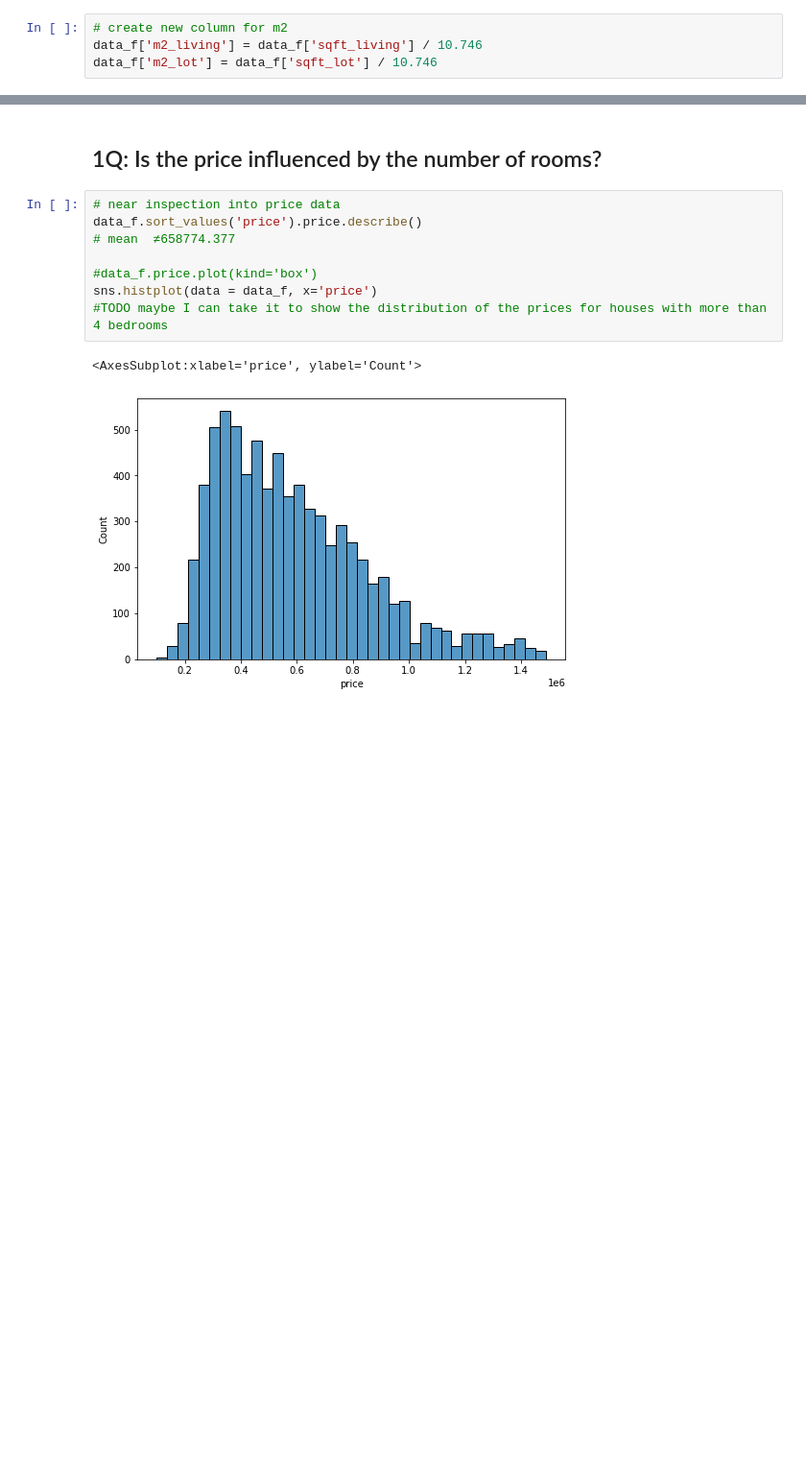
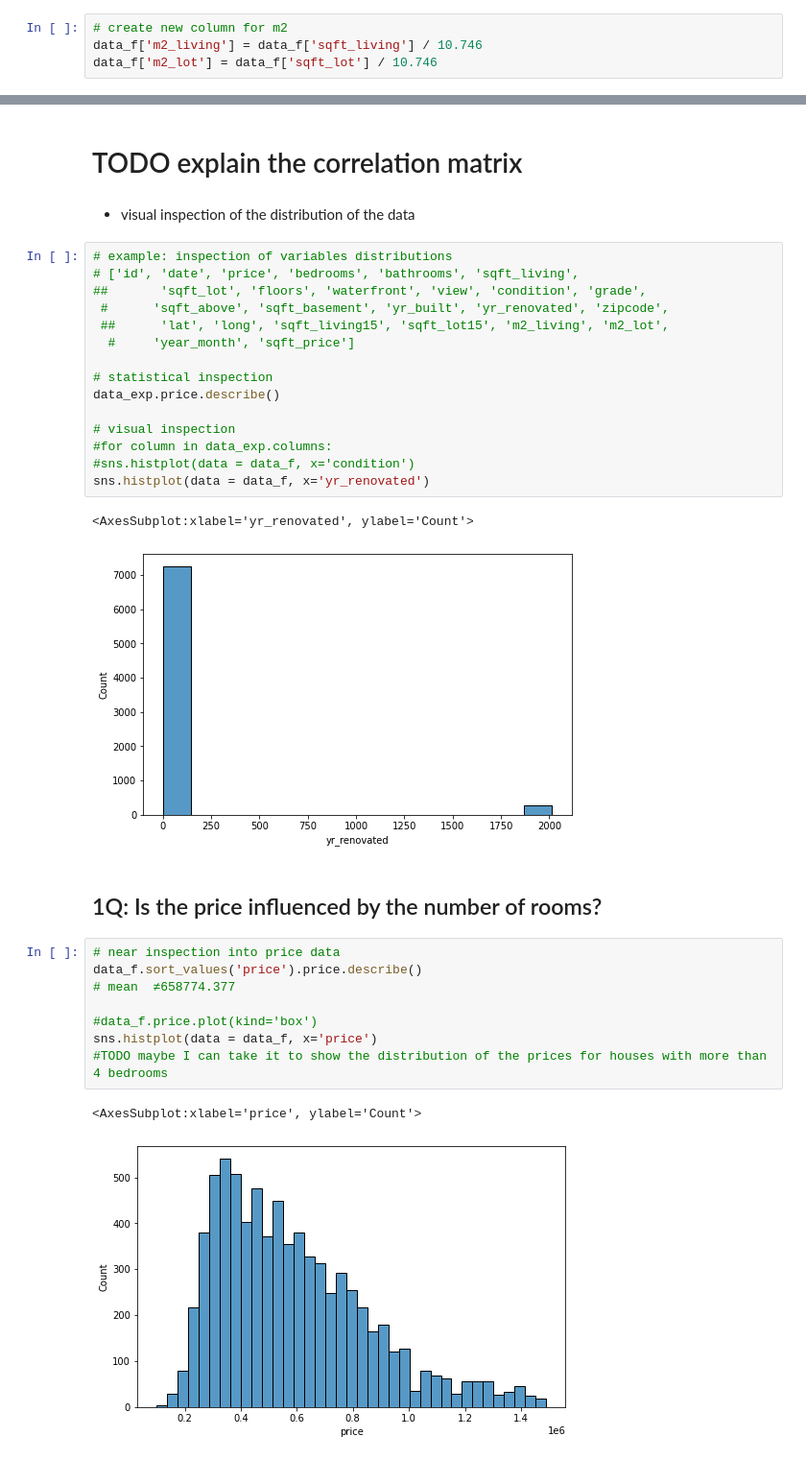
Before and after one commit to valentina-bec/EDA_project1, a Jupyter notebook: EDA_exploration.ipynb, the cells around one changed output, grey strips where cells are left out. Shown at 96% size. Saved outputs shown, nothing was run; the diff lists cells and outputs as text; blank space fills up the shorter version.

```diff
--- a/EDA_exploration.ipynb
+++ b/EDA_exploration.ipynb
@@ -131,3 +135,25 @@ sns.histplot(data = data_exp, x='long')
+# %% [markdown]
+# TODO explain the correlation matrix
+# %% [markdown]
+- visual inspection of the distribution of the data
+# %%
+# example: inspection of variables distributions
+# ['id', 'date', 'price', 'bedrooms', 'bathrooms', 'sqft_living',
+##       'sqft_lot', 'floors', 'waterfront', 'view', 'condition', 'grade',
+ #      'sqft_above', 'sqft_basement', 'yr_built', 'yr_renovated', 'zipcode',
+ ##      'lat', 'long', 'sqft_living15', 'sqft_lot15', 'm2_living', 'm2_lot',
+  #     'year_month', 'sqft_price']
+
+# statistical inspection
+data_exp.price.describe()
+
+# visual inspection
+#for column in data_exp.columns:
+#sns.histplot(data = data_f, x='condition')
+sns.histplot(data = data_f, x='yr_renovated')
+# %% [output]
+<AxesSubplot:xlabel='yr_renovated', ylabel='Count'>
+[figure, added]
 # %% [markdown]
 ## 1Q: Is the price influenced by the number of rooms?
 # %%
```
Also changed, not shown: parts of 26 cells of this notebook, 3 other files.
